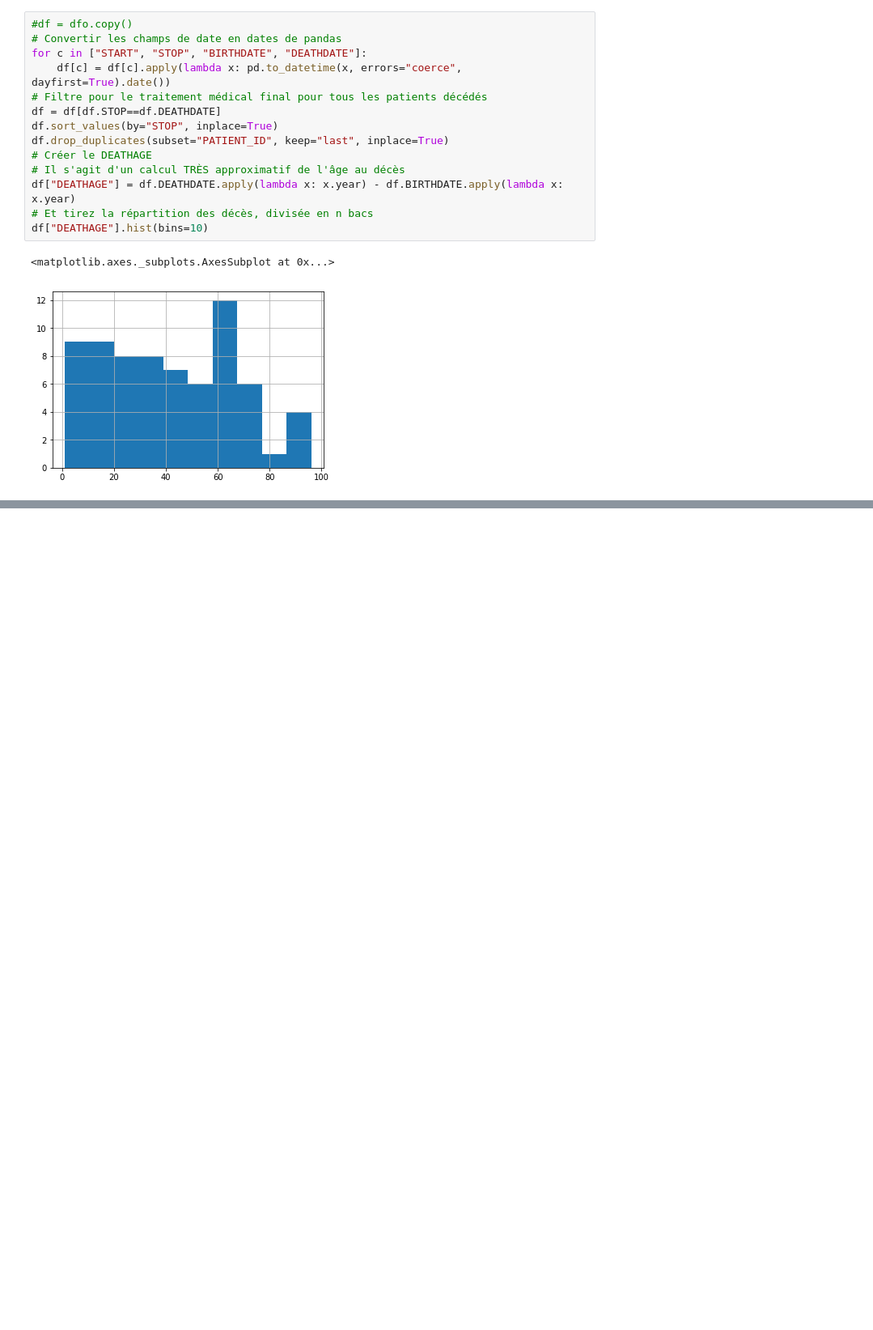
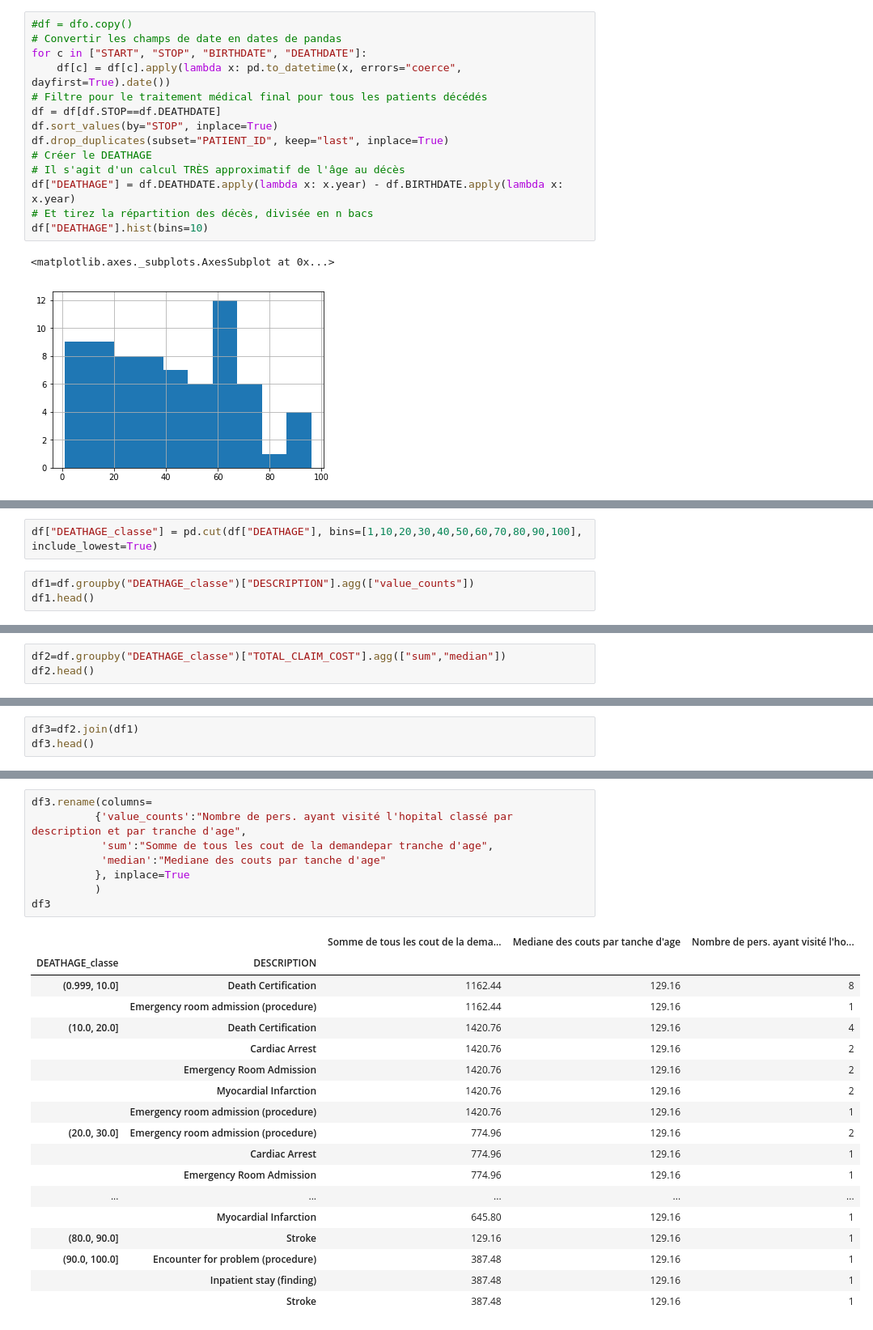
Before and after one commit to marieaimee40/test-sbc4d, a Jupyter notebook: Exercice_leçon3.ipynb, the cells around one changed output, grey strips where cells are left out. Shown: that part at 81% size. Saved outputs shown, nothing was run; the diff lists cells and outputs as text; blank space fills up the shorter version.

```diff
--- a/Exercice_leçon3.ipynb
+++ b/Exercice_leçon3.ipynb
@@ -172,0 +153,5 @@ df["DEATHAGE"].hist(bins=10)
+# %%
+df["DEATHAGE_classe"] = pd.cut(df["DEATHAGE"], bins=[1,10,20,30,40,50,60,70,80,90,100], include_lowest=True)
+# %%
+df1=df.groupby("DEATHAGE_classe")["DESCRIPTION"].agg(["value_counts"])
+df1.head()
@@ -172,0 +166,3 @@ df["DEATHAGE"].hist(bins=10)
+# %%
+df2=df.groupby("DEATHAGE_classe")["TOTAL_CLAIM_COST"].agg(["sum","median"])
+df2.head()
@@ -172,0 +177,3 @@ df["DEATHAGE"].hist(bins=10)
+# %%
+df3=df2.join(df1)
+df3.head()
@@ -172,0 +188,27 @@ df["DEATHAGE"].hist(bins=10)
+# %%
+df3.rename(columns=
+          {'value_counts':"Nombre de pers. ayant visité l'hopital classé par description et par tranche d'age",
+           'sum':"Somme de tous les cout de la demandepar tranche d'age",
+           'median':"Mediane des couts par tanche d'age"
+          }, inplace=True
+          )
+df3
+# %% [output]
+|  |  | Somme de tous les cout de la dema... | Mediane des couts par tanche d'age | Nombre de pers. ayant visité l'ho... |
+| DEATHAGE_classe | DESCRIPTION |  |  |  |
+| (0.999, 10.0] | Death Certification | 1162.44 | 129.16 | 8 |
+|  | Emergency room admission (procedure) | 1162.44 | 129.16 | 1 |
+| (10.0, 20.0] | Death Certification | 1420.76 | 129.16 | 4 |
+|  | Cardiac Arrest | 1420.76 | 129.16 | 2 |
+|  | Emergency Room Admission | 1420.76 | 129.16 | 2 |
+|  | Myocardial Infarction | 1420.76 | 129.16 | 2 |
+|  | Emergency room admission (procedure) | 1420.76 | 129.16 | 1 |
+| (20.0, 30.0] | Emergency room admission (procedure) | 774.96 | 129.16 | 2 |
+|  | Cardiac Arrest | 774.96 | 129.16 | 1 |
+|  | Emergency Room Admission | 774.96 | 129.16 | 1 |
+| ... | ... | ... | ... | ... |
+|  | Myocardial Infarction | 645.80 | 129.16 | 1 |
+| (80.0, 90.0] | Stroke | 129.16 | 129.16 | 1 |
+| (90.0, 100.0] | Encounter for problem (procedure) | 387.48 | 129.16 | 1 |
+|  | Inpatient stay (finding) | 387.48 | 129.16 | 1 |
+|  | Stroke | 387.48 | 129.16 | 1 |
```
Also changed, not shown: parts of 15 cells of this notebook.
